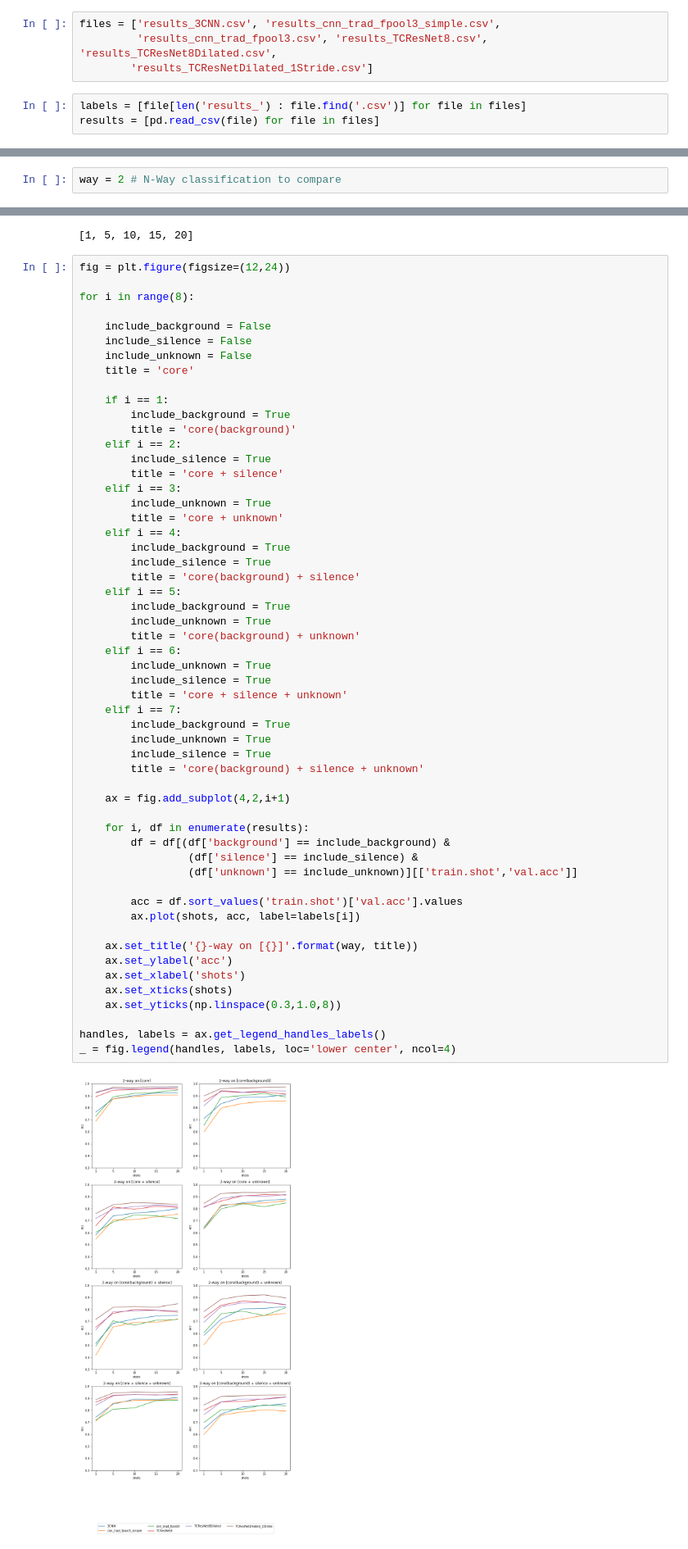
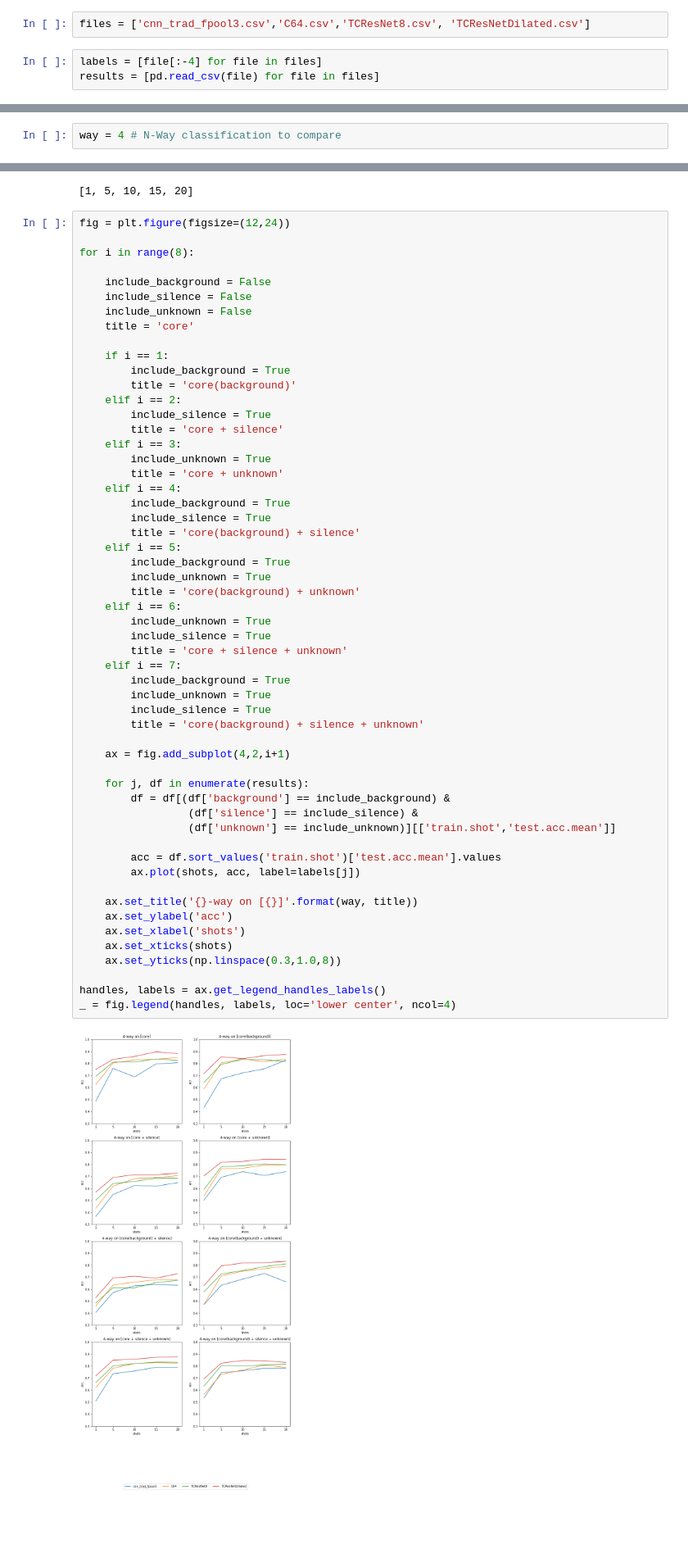
Before and after one commit to ArchitParnami/Few-Shot-KWS, a Jupyter notebook: results/Compare Results.ipynb, the cells around one changed output, grey strips where cells are left out. Shown at 82% size. Drawn from its saved outputs; the diff is of its cells as text; blank space fills up the shorter version.

```diff
--- a/results/Compare Results.ipynb
+++ b/results/Compare Results.ipynb
@@ -4,11 +4,9 @@ import matplotlib.pyplot as plt
 import pandas as pd
 import numpy as np
 # %%
-files = ['results_3CNN.csv', 'results_cnn_trad_fpool3_simple.csv',
-         'results_cnn_trad_fpool3.csv', 'results_TCResNet8.csv', 'results_TCResNet8Dilated.csv',
-        'results_TCResNetDilated_1Stride.csv']
+files = ['cnn_trad_fpool3.csv','C64.csv','TCResNet8.csv', 'TCResNetDilated.csv']
 # %%
-labels = [file[len('results_') : file.find('.csv')] for file in files]
+labels = [file[:-4] for file in files]
 results = [pd.read_csv(file) for file in files]
 # %%
 results[0].head()
@@ -22,5 +21,5 @@ results[0].head()
 # %%
-way = 2 # N-Way classification to compare
+way = 4 # N-Way classification to compare
 # %%
 results = [df[df['train.way'] == way] for df in results]
 # %%
@@ -53,35 +52,35 @@ for i in range(8):
         title = 'core(background) + silence'
     elif i == 5:
         include_background = True
         include_unknown = True
         title = 'core(background) + unknown'
     elif i == 6:
         include_unknown = True
         include_silence = True
         title = 'core + silence + unknown'
     elif i == 7:
         include_background = True
         include_unknown = True
         include_silence = True
         title = 'core(background) + silence + unknown'
 
     ax = fig.add_subplot(4,2,i+1)
 
-    for i, df in enumerate(results):
+    for j, df in enumerate(results):
         df = df[(df['background'] == include_background) &
                  (df['silence'] == include_silence) &
-                 (df['unknown'] == include_unknown)][['train.shot','val.acc']]
+                 (df['unknown'] == include_unknown)][['train.shot','test.acc.mean']]
 
-        acc = df.sort_values('train.shot')['val.acc'].values
-        ax.plot(shots, acc, label=labels[i])
+        acc = df.sort_values('train.shot')['test.acc.mean'].values
+        ax.plot(shots, acc, label=labels[j])
 
     ax.set_title('{}-way on [{}]'.format(way, title))
     ax.set_ylabel('acc')
     ax.set_xlabel('shots')
     ax.set_xticks(shots)
     ax.set_yticks(np.linspace(0.3,1.0,8))
 
 handles, labels = ax.get_legend_handles_labels()
 _ = fig.legend(handles, labels, loc='lower center', ncol=4)
 # %% [output]
-[figure, old version]
+[figure, new version]
```
Also changed, not shown: parts of 1 cell of this notebook, 15 other files.
